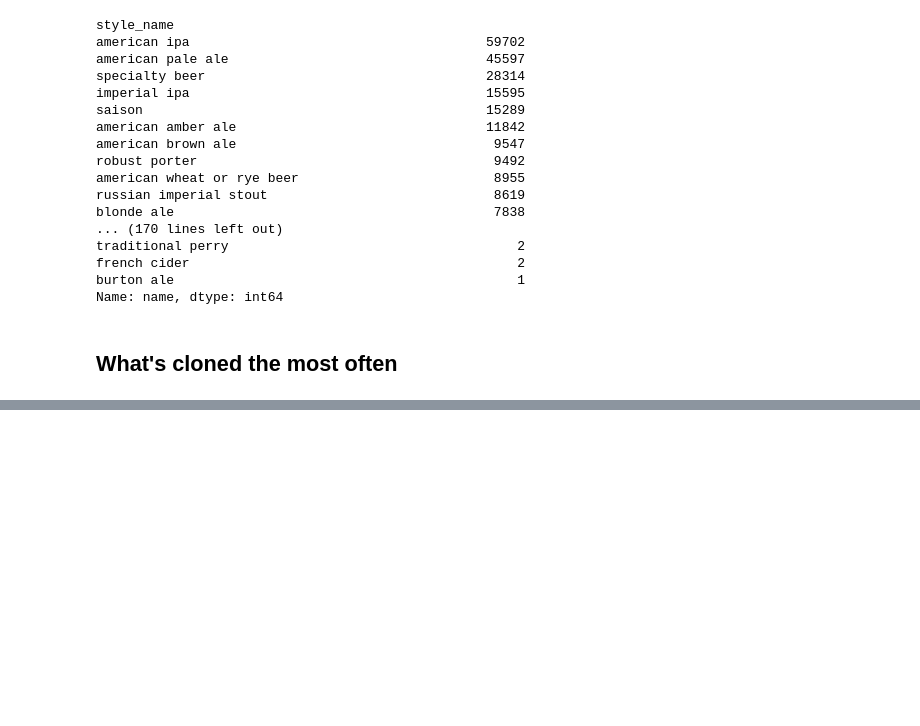
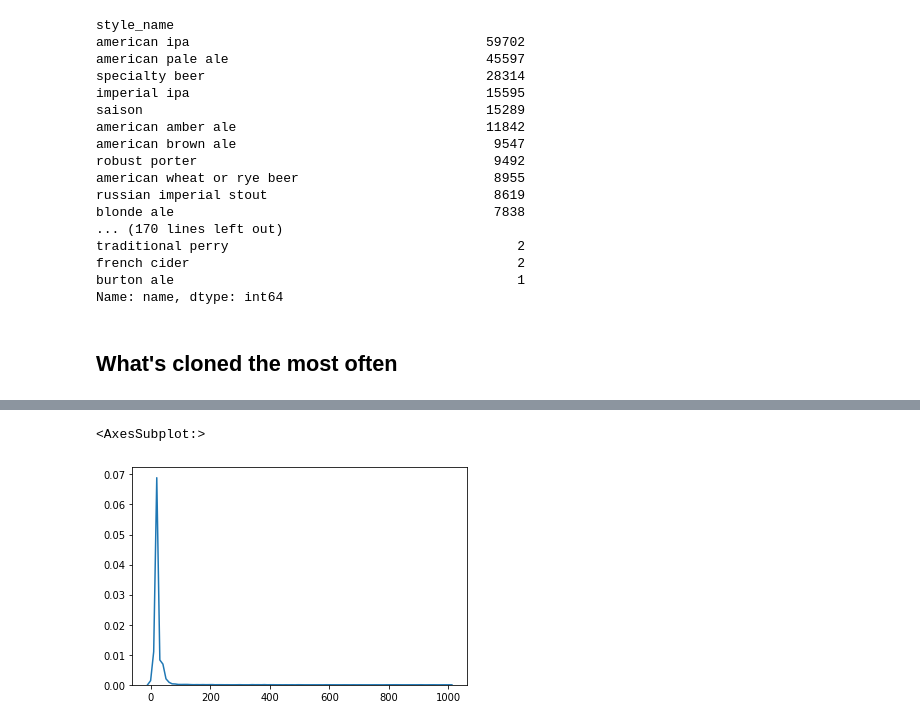
Before and after one commit to rmwoods/beer.ai, a Jupyter notebook: beer.ai/notebooks/our_dataset.ipynb, the cells around one changed output, grey strips where cells are left out. Cells and saved outputs as stored; diff of their text form; code cells hidden in the pictures; blank space fills up the shorter version.

```diff
--- a/beer.ai/notebooks/our_dataset.ipynb
+++ b/beer.ai/notebooks/our_dataset.ipynb
@@ -458,0 +579,5 @@ Name: name, dtype: int64
+# %%
+sns.kdeplot(core[core.batch_size < 1000].batch_size.values)
+# %% [output]
+<AxesSubplot:>
+[figure, added]
```
Also changed, not shown: parts of 18 cells of this notebook, 1 other file.
